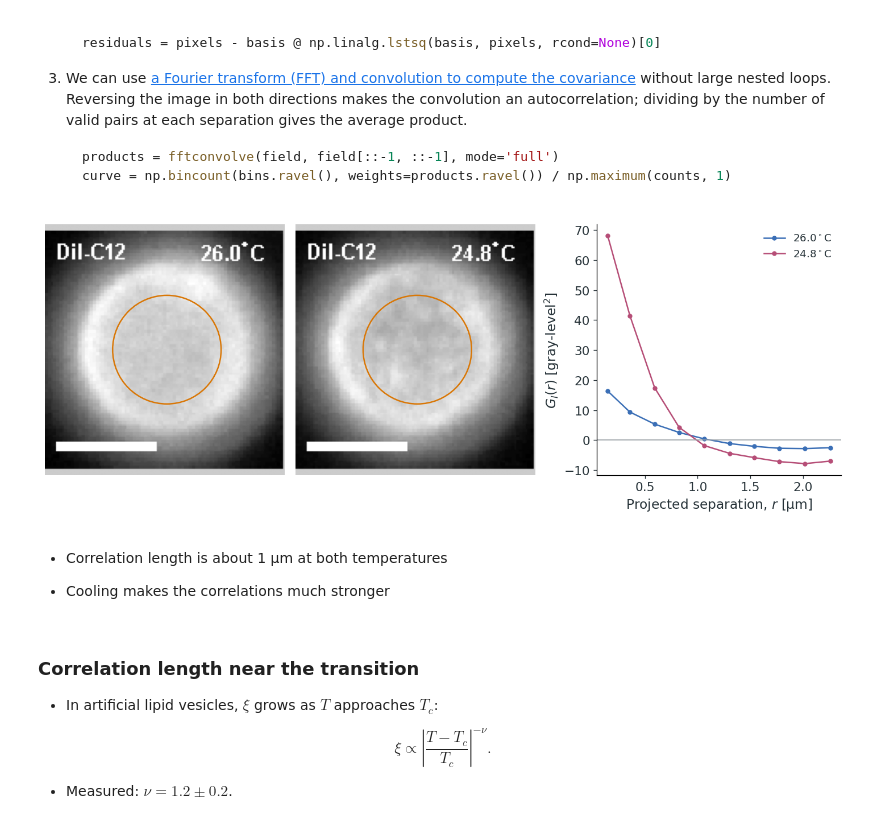
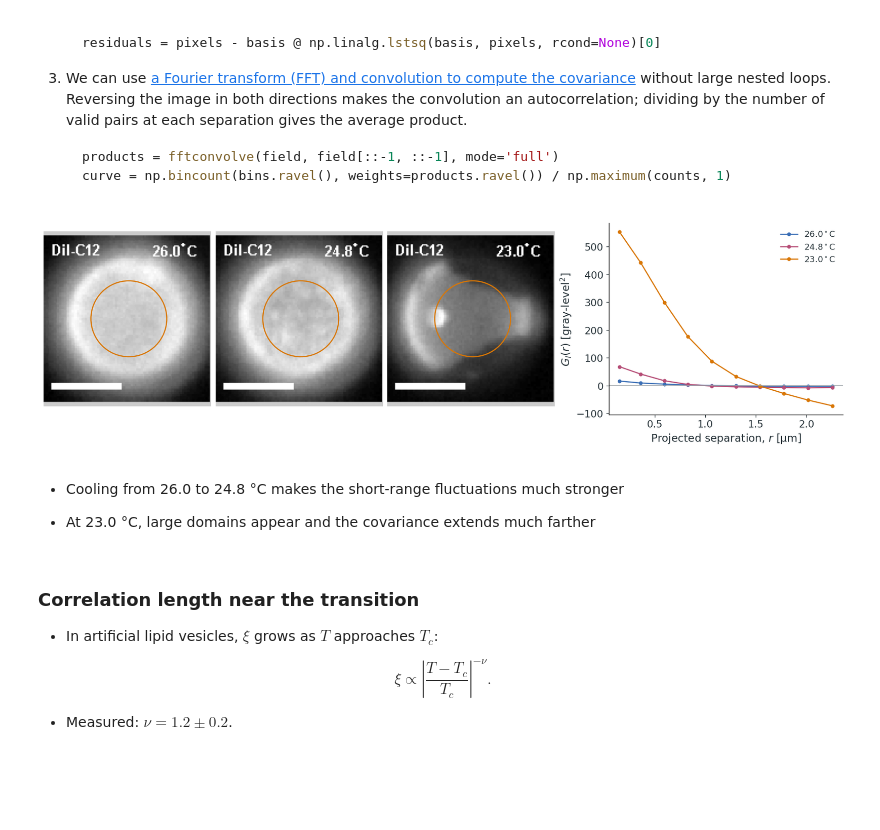
Before and after one commit to shaevitz/567-Crowd-Control, a Jupyter notebook: lectures/lecture-09-spatial-order-response-percolation.ipynb, the cells around one changed output. Drawn from its saved outputs; the diff is of its cells as text; code cells hidden in the pictures; blank space fills up the shorter version.

Commit message:
Add low-temperature membrane domain comparison to Lecture 9

````diff
--- a/lectures/lecture-09-spatial-order-response-percolation.ipynb
+++ b/lectures/lecture-09-spatial-order-response-percolation.ipynb
@@ -647,48 +647,49 @@ $$
    ```
 # %%
 from scipy.signal import fftconvolve
-membrane = np.load(DATA/'membranes/gpmv-two-temperature-blocks.npz')
+membrane = np.load(DATA/'membranes/gpmv-three-temperature-blocks.npz')
 frames = membrane['frames']; temperatures_c = membrane['temperature_c']
 pixel_um = float(membrane['pixel_um']); cx, cy = membrane['roi_center_xy']; radius_px = float(membrane['roi_radius_px'])
 yy, xx = np.indices(frames.shape[-2:])
 mask = (xx-cx)**2+(yy-cy)**2 < radius_px**2
 basis = np.column_stack([np.ones(mask.sum()), (xx[mask]-cx)/radius_px,
     (yy[mask]-cy)/radius_px, ((xx[mask]-cx)**2+(yy[mask]-cy)**2)/radius_px**2])
 pair_count = fftconvolve(mask.astype(float), mask[::-1, ::-1].astype(float), mode='full')
 dy, dx = np.indices(pair_count.shape)
 separation_px = np.hypot(dx-(frames.shape[-1]-1), dy-(frames.shape[-2]-1))
 bins = np.floor(separation_px/3).astype(int)
 counts = np.bincount(bins.ravel(), weights=pair_count.ravel())
 membrane_r = np.bincount(bins.ravel(), weights=(pair_count*separation_px).ravel())/np.maximum(counts, 1)*pixel_um
 membrane_curves = []; membrane_variances = []
 for block in frames:
     curves = []; variances = []
     for image in block:
         pixels = image[mask].astype(float)
         residuals = pixels-basis@np.linalg.lstsq(basis, pixels, rcond=None)[0]
         field = np.zeros(image.shape); field[mask] = residuals
         products = fftconvolve(field, field[::-1, ::-1], mode='full')
         curves.append(np.bincount(bins.ravel(), weights=products.ravel())/np.maximum(counts, 1))
         variances.append(np.mean(residuals**2))
     membrane_curves.append(np.mean(curves, axis=0)); membrane_variances.append(np.mean(variances))
-fig, axes = plt.subplots(1, 3, figsize=(11.8, 4.3), layout='constrained')
-for index, ax in enumerate(axes[:2]):
+fig, axes = plt.subplots(1, 4, figsize=(14.6, 4.1), layout='constrained',
+                         gridspec_kw={'width_ratios': [1, 1, 1, 1.4]})
+for index, ax in enumerate(axes[:3]):
     ax.imshow(frames[index, 4], cmap='gray', vmin=0, vmax=255)
     ax.add_patch(Circle((cx, cy), radius_px, fill=False, color=ORANGE, lw=1.5))
     ax.set_axis_off()
-for temperature, curve, color in zip(temperatures_c, membrane_curves, [BLUE, PINK]):
+for temperature, curve, color in zip(temperatures_c, membrane_curves, [BLUE, PINK, ORANGE]):
     valid = (membrane_r <= 2.4) & (counts > 10000)
-    axes[2].plot(membrane_r[valid], curve[valid], 'o-', color=color, ms=4, label=fr'${temperature:.1f}^\circ$C')
-axes[2].axhline(0, color=GREY, lw=1)
-axes[2].set(xlabel='Projected separation, $r$ [µm]', ylabel=r'$G_I(r)$ [gray-level$^2$]')
-axes[2].legend(frameon=False)
+    axes[3].plot(membrane_r[valid], curve[valid], 'o-', color=color, ms=4, label=fr'${temperature:.1f}^\circ$C')
+axes[3].axhline(0, color=GREY, lw=1)
+axes[3].set(xlabel='Projected separation, $r$ [µm]', ylabel=r'$G_I(r)$ [gray-level$^2$]')
+axes[3].legend(frameon=False)
 plt.show()
 # %% [output]
-[figure, old version]
+[figure, new version]
 # %% [markdown]
-- Correlation length is about 1 µm at both temperatures
+- Cooling from 26.0 to 24.8 °C makes the short-range fluctuations much stronger
 
-- Cooling makes the correlations much stronger
+- At 23.0 °C, large domains appear and the covariance extends much farther
 # %% [markdown]
 ### Correlation length near the transition
 
````
Also changed, not shown: 3 other files.
